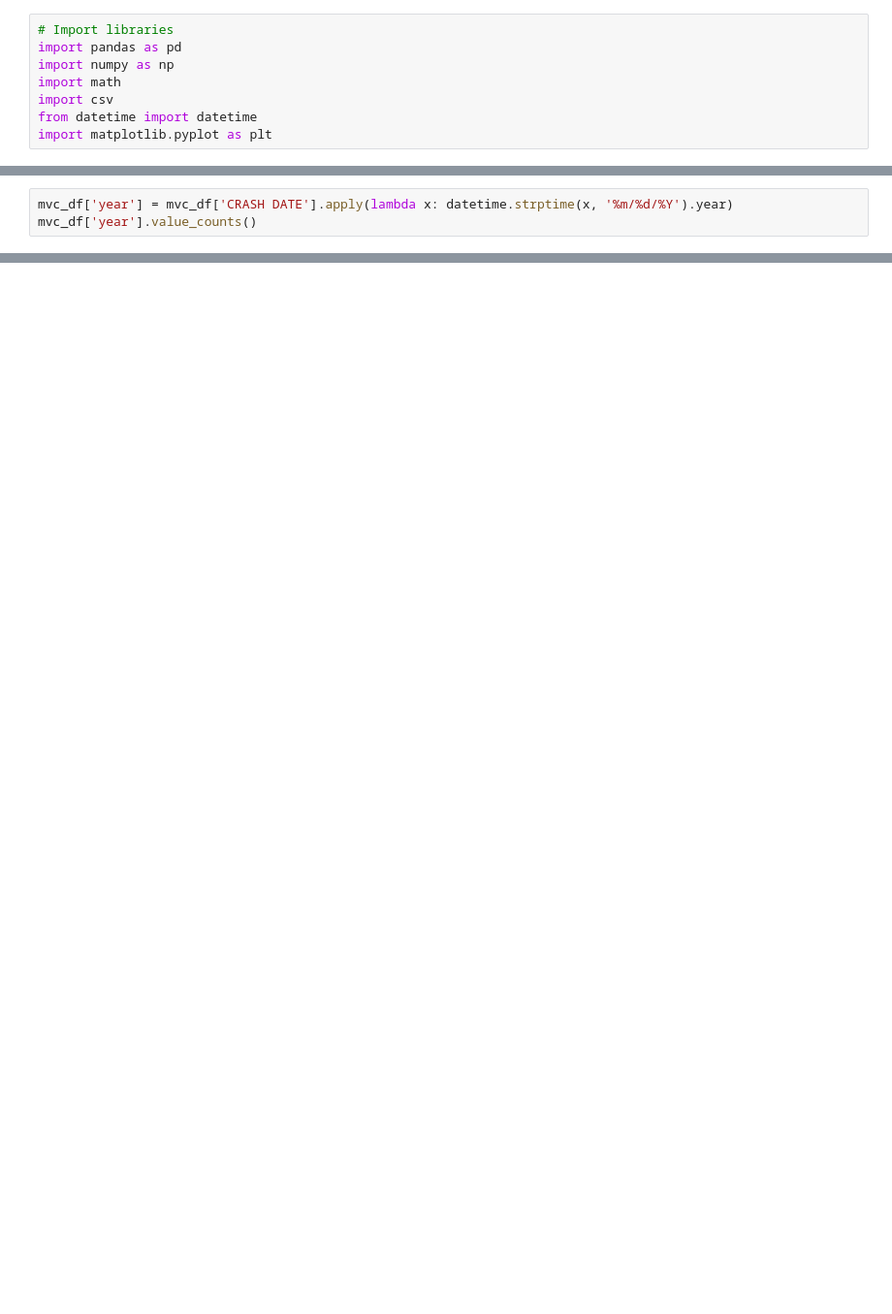
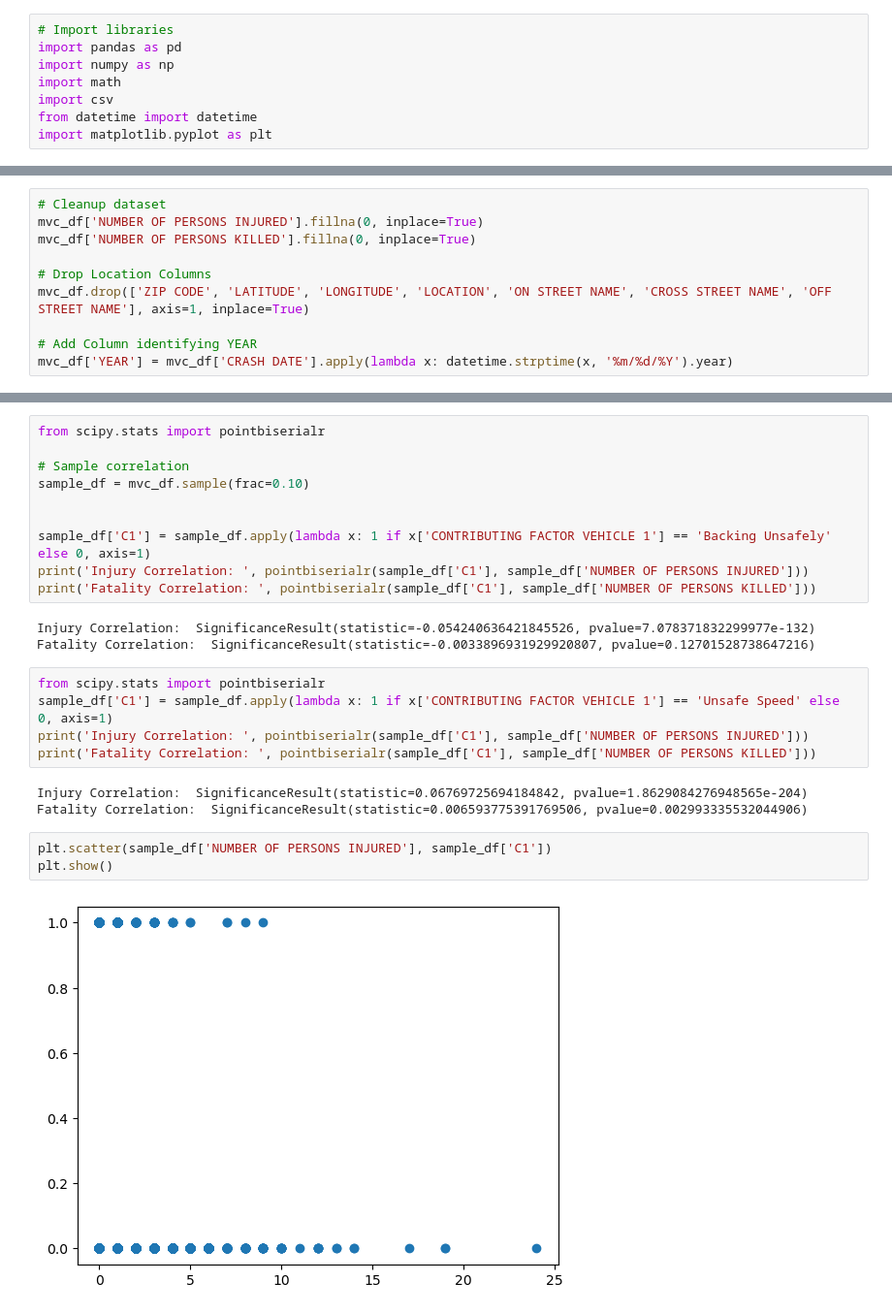
Before and after one commit to NedKost/MS-AAI-500-Team-Project, a Jupyter notebook: Ned/Data Selection and Cleanup.ipynb, the cells around one changed output, grey strips where cells are left out. Shown at 97% size. Drawn from its saved outputs; the diff is of its cells as text; blank space fills up the shorter version.

```diff
--- a/Ned/Data Selection and Cleanup.ipynb
+++ b/Ned/Data Selection and Cleanup.ipynb
@@ -22,4 +42,11 @@ mvc_df.head()
 # %%
-mvc_df['year'] = mvc_df['CRASH DATE'].apply(lambda x: datetime.strptime(x, '%m/%d/%Y').year)
-mvc_df['year'].value_counts()
+# Cleanup dataset
+mvc_df['NUMBER OF PERSONS INJURED'].fillna(0, inplace=True)
+mvc_df['NUMBER OF PERSONS KILLED'].fillna(0, inplace=True)
+
+# Drop Location Columns
+mvc_df.drop(['ZIP CODE', 'LATITUDE', 'LONGITUDE', 'LOCATION', 'ON STREET NAME', 'CROSS STREET NAME', 'OFF STREET NAME'], axis=1, inplace=True)
+
+# Add Column identifying YEAR
+mvc_df['YEAR'] = mvc_df['CRASH DATE'].apply(lambda x: datetime.strptime(x, '%m/%d/%Y').year)
 # %% [output]
@@ -59,0 +232,26 @@ def find_cause(cause1, cause2, cause3, cause4, cause5):
+# %%
+from scipy.stats import pointbiserialr
+
+# Sample correlation
+sample_df = mvc_df.sample(frac=0.10)
+
+
+sample_df['C1'] = sample_df.apply(lambda x: 1 if x['CONTRIBUTING FACTOR VEHICLE 1'] == 'Backing Unsafely' else 0, axis=1)
+print('Injury Correlation: ', pointbiserialr(sample_df['C1'], sample_df['NUMBER OF PERSONS INJURED']))
+print('Fatality Correlation: ', pointbiserialr(sample_df['C1'], sample_df['NUMBER OF PERSONS KILLED']))
+# %% [output]
+Injury Correlation:  SignificanceResult(statistic=-0.054240636421845526, pvalue=7.078371832299977e-132)
+Fatality Correlation:  SignificanceResult(statistic=-0.0033896931929920807, pvalue=0.12701528738647216)
+# %%
+from scipy.stats import pointbiserialr
+sample_df['C1'] = sample_df.apply(lambda x: 1 if x['CONTRIBUTING FACTOR VEHICLE 1'] == 'Unsafe Speed' else 0, axis=1)
+print('Injury Correlation: ', pointbiserialr(sample_df['C1'], sample_df['NUMBER OF PERSONS INJURED']))
+print('Fatality Correlation: ', pointbiserialr(sample_df['C1'], sample_df['NUMBER OF PERSONS KILLED']))
+# %% [output]
+Injury Correlation:  SignificanceResult(statistic=0.06769725694184842, pvalue=1.8629084276948565e-204)
+Fatality Correlation:  SignificanceResult(statistic=0.006593775391769506, pvalue=0.002993335532044906)
+# %%
+plt.scatter(sample_df['NUMBER OF PERSONS INJURED'], sample_df['C1'])
+plt.show()
+# %% [output]
+[figure, added]
```
Also changed, not shown: parts of 17 cells of this notebook, 4 other files.
